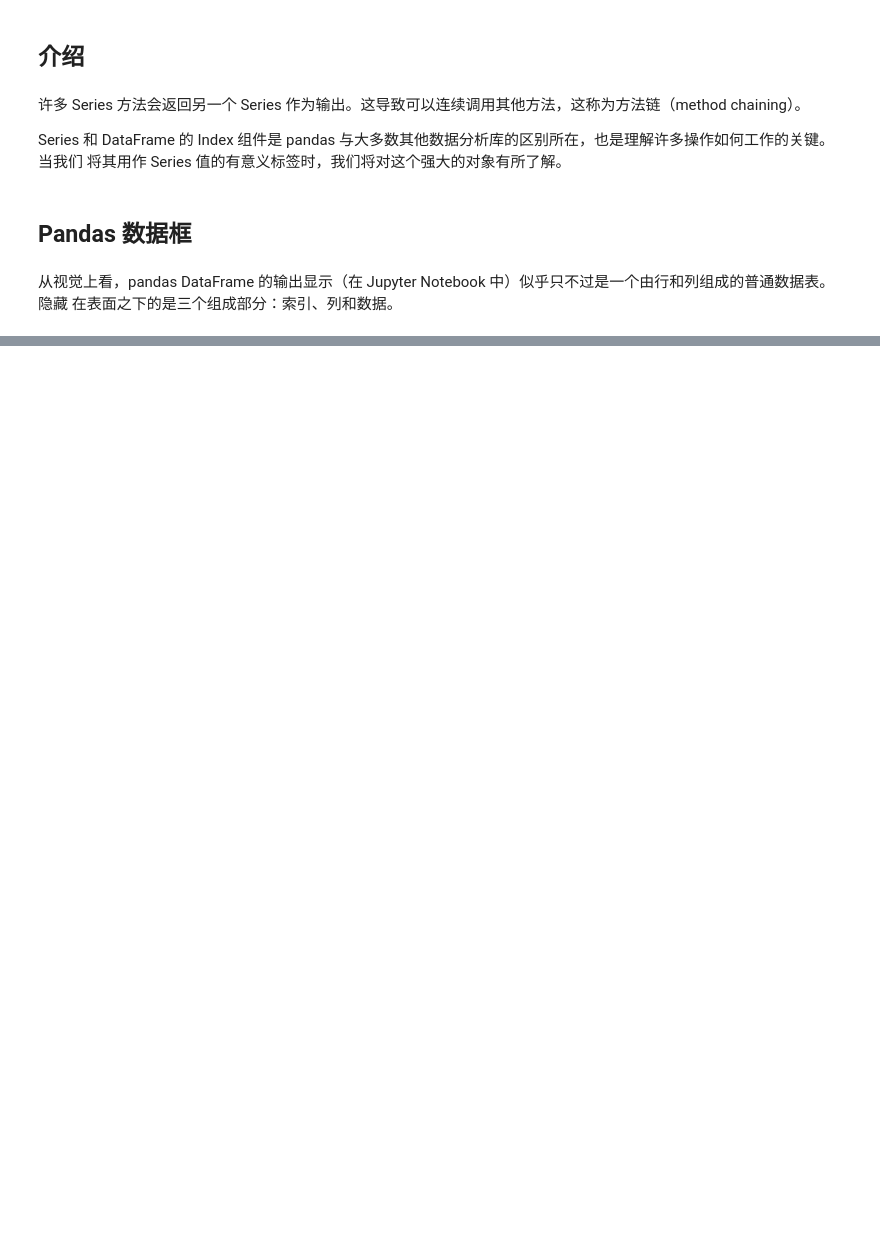
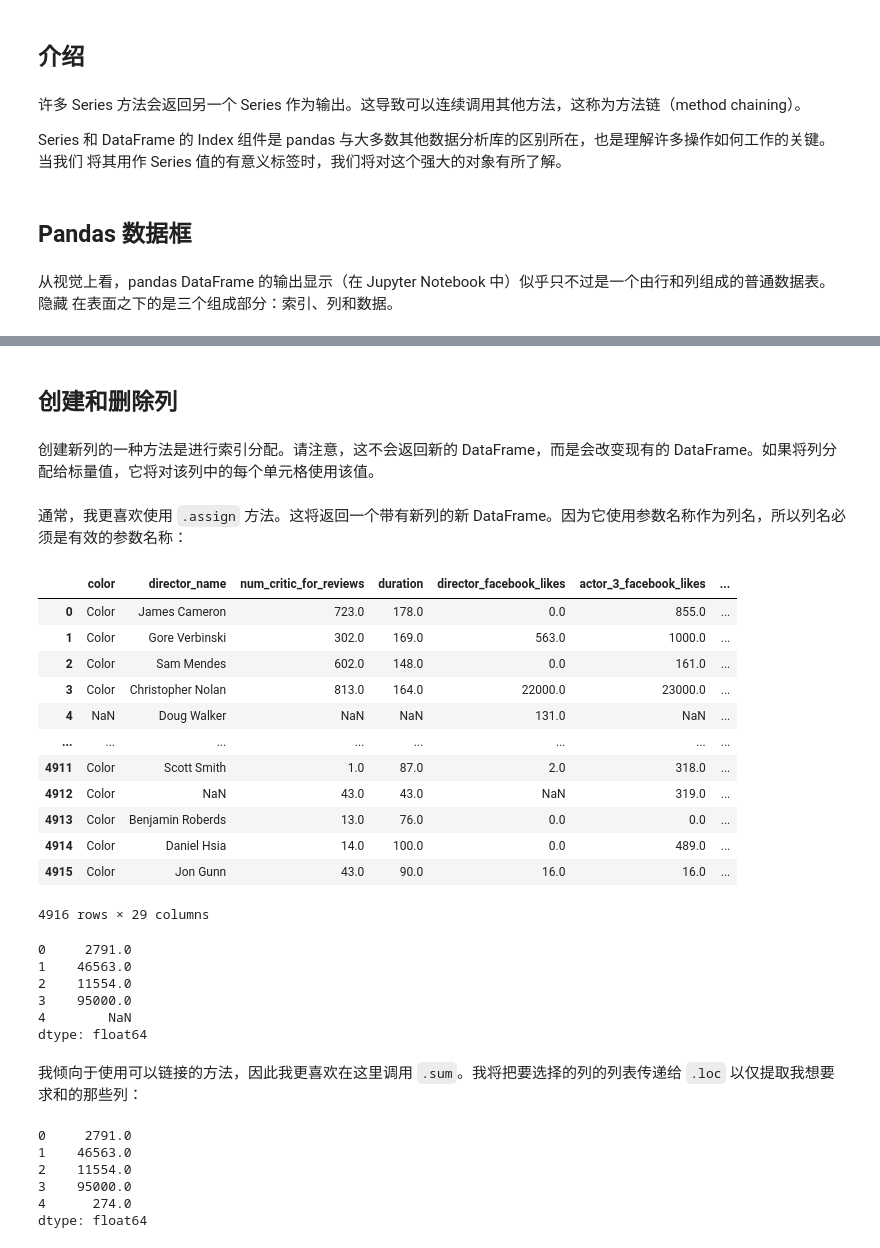
Before and after one commit to JPL-JUNO/Data-Analysis-and-Science, a Jupyter notebook: P1XC2E/sources/ch01_pandas_foundations.ipynb, the cells around one changed output, grey strips where cells are left out. Cells and saved outputs as stored; diff of their text form; code cells hidden in the pictures; blank space fills up the shorter version.

```diff
--- a/P1XC2E/sources/ch01_pandas_foundations.ipynb
+++ b/P1XC2E/sources/ch01_pandas_foundations.ipynb
@@ -34,0 +742,11 @@ Series 和 DataFrame 的 Index 组件是 pandas 与大多数其他数据分析
+# %%
+idx_map = {
+    "Avatar": "Ratava",
+    "Spectre": "Ertceps",
+    "Pirates of the Caribbean: At World's End": "POC",
+}
+# %%
+col_map = {
+    'aspect_ratio': 'aspect',
+    'movie_facebook_likes': 'fblikes',
+}
@@ -34,0 +820,4 @@ Series 和 DataFrame 的 Index 组件是 pandas 与大多数其他数据分析
+# %% [markdown]
+## 创建和删除列
+# %% [markdown]
+创建新列的一种方法是进行索引分配。请注意，这不会返回新的 DataFrame，而是会改变现有的 DataFrame。如果将列分配给标量值，它将对该列中的每个单元格使用该值。
@@ -34,0 +826,23 @@ Series 和 DataFrame 的 Index 组件是 pandas 与大多数其他数据分析
+# %% [markdown]
+通常，我更喜欢使用 `.assign` 方法。这将返回一个带有新列的新 DataFrame。因为它使用参数名称作为列名，所以列名必须是有效的参数名称：
+# %%
+movies = pd.read_csv('data/movie.csv')
+# %%
+(
+    movies.rename(index=idx_map, columns=col_map)
+    .assign(has_seen=0)
+)
+# %% [output]
+|  | color | director_name | num_critic_for_reviews | duration | director_facebook_likes | actor_3_facebook_likes | ... |
+| 0 | Color | James Cameron | 723.0 | 178.0 | 0.0 | 855.0 | ... |
+| 1 | Color | Gore Verbinski | 302.0 | 169.0 | 563.0 | 1000.0 | ... |
+| 2 | Color | Sam Mendes | 602.0 | 148.0 | 0.0 | 161.0 | ... |
+| 3 | Color | Christopher Nolan | 813.0 | 164.0 | 22000.0 | 23000.0 | ... |
+| 4 | NaN | Doug Walker | NaN | NaN | 131.0 | NaN | ... |
+| ... | ... | ... | ... | ... | ... | ... | ... |
+| 4911 | Color | Scott Smith | 1.0 | 87.0 | 2.0 | 318.0 | ... |
+| 4912 | Color | NaN | 43.0 | 43.0 | NaN | 319.0 | ... |
+| 4913 | Color | Benjamin Roberds | 13.0 | 76.0 | 0.0 | 0.0 | ... |
+| 4914 | Color | Daniel Hsia | 14.0 | 100.0 | 0.0 | 489.0 | ... |
+| 4915 | Color | Jon Gunn | 43.0 | 90.0 | 16.0 | 16.0 | ... |
+4916 rows × 29 columns
@@ -34,0 +856,27 @@ Series 和 DataFrame 的 Index 组件是 pandas 与大多数其他数据分析
+# %%
+total.head()
+# %% [output]
+0     2791.0
+1    46563.0
+2    11554.0
+3    95000.0
+4        NaN
+dtype: float64
+# %% [markdown]
+我倾向于使用可以链接的方法，因此我更喜欢在这里调用 `.sum`。我将把要选择的列的列表传递给 `.loc` 以仅提取我想要求和的那些列：
+# %%
+columns = [
+    'actor_1_facebook_likes',
+    'actor_2_facebook_likes',
+    'actor_3_facebook_likes',
+    'director_facebook_likes'
+]
+sum_col = movies.loc[:, columns].sum(axis='columns')
+sum_col.head()
+# %% [output]
+0     2791.0
+1    46563.0
+2    11554.0
+3    95000.0
+4      274.0
+dtype: float64
```
Also changed, not shown: parts of 156 cells of this notebook, 2 other files.
